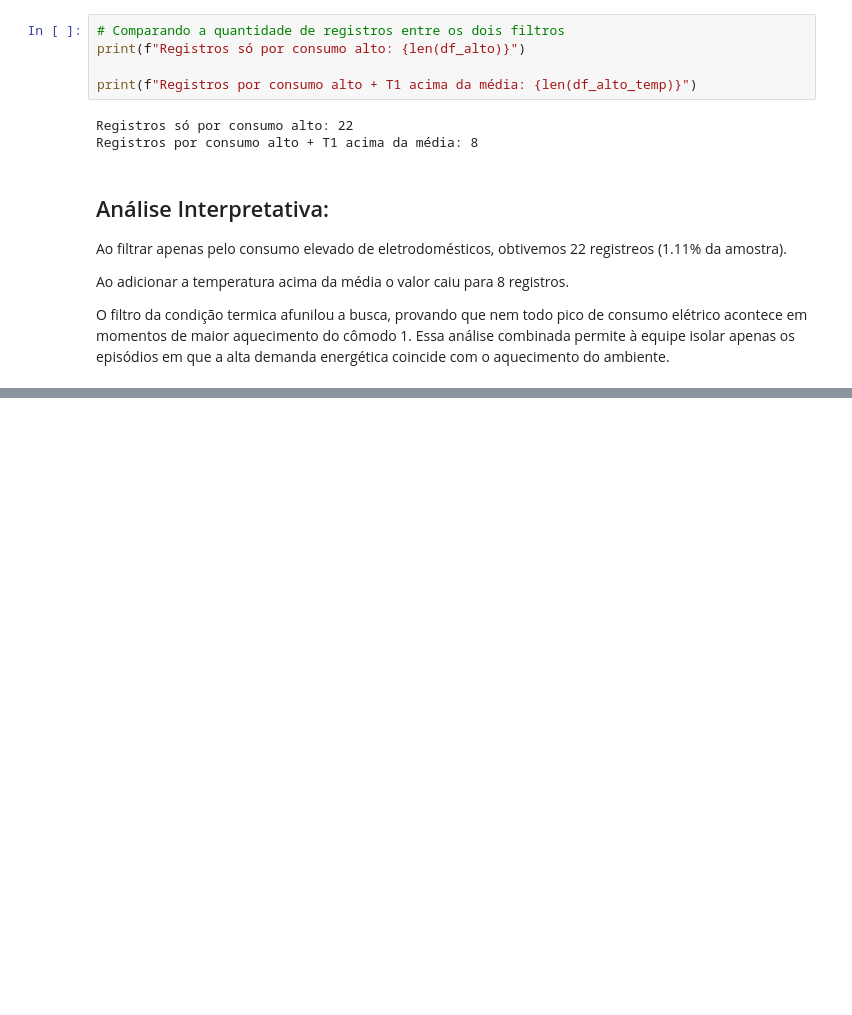
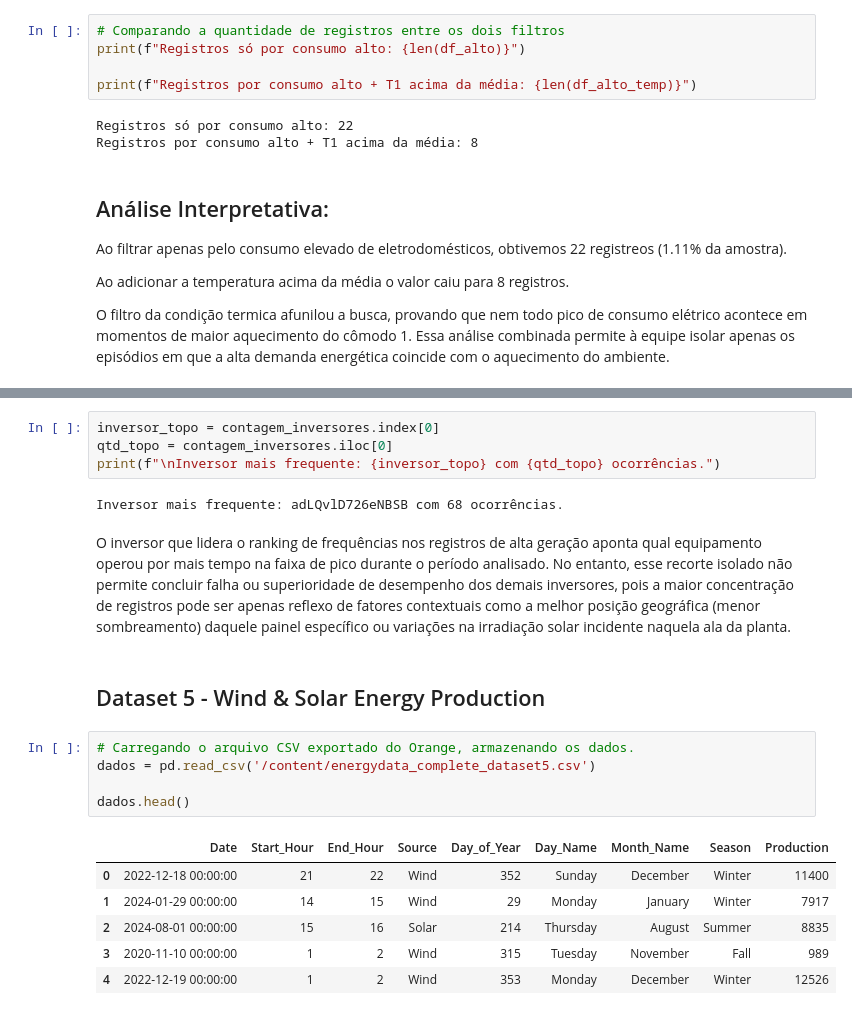
Before and after one commit to pedroyoshikadogarcia/Checkpoint-01-Analise-de-Dados-de-Energia-SERS-02-2026, a Jupyter notebook: CP1_SERS_2_Semestre.ipynb, the cells around one changed output, grey strips where cells are left out. Saved outputs shown, nothing was run; the diff lists cells and outputs as text; blank space fills up the shorter version.

```diff
--- a/CP1_SERS_2_Semestre.ipynb
+++ b/CP1_SERS_2_Semestre.ipynb
@@ -181,0 +476,22 @@ O filtro da condição termica afunilou a busca, provando que nem todo pico de c
+# %%
+inversor_topo = contagem_inversores.index[0]
+qtd_topo = contagem_inversores.iloc[0]
+print(f"\nInversor mais frequente: {inversor_topo} com {qtd_topo} ocorrências.")
+# %% [output]
+Inversor mais frequente: adLQvlD726eNBSB com 68 ocorrências.
+# %% [markdown]
+O inversor que lidera o ranking de frequências nos registros de alta geração aponta qual equipamento operou por mais tempo na faixa de pico durante o período analisado. No entanto, esse recorte isolado não permite concluir falha ou superioridade de desempenho dos demais inversores, pois a maior concentração de registros pode ser apenas reflexo de fatores contextuais como a melhor posição geográfica (menor sombreamento) daquele painel específico ou variações na irradiação solar incidente naquela ala da planta.
+# %% [markdown]
+## Dataset 5 - Wind & Solar Energy Production
+# %%
+# Carregando o arquivo CSV exportado do Orange, armazenando os dados.
+dados = pd.read_csv('/content/energydata_complete_dataset5.csv')
+
+dados.head()
+# %% [output]
+|  | Date | Start_Hour | End_Hour | Source | Day_of_Year | Day_Name | Month_Name | Season | Production |
+| 0 | 2022-12-18 00:00:00 | 21 | 22 | Wind | 352 | Sunday | December | Winter | 11400 |
+| 1 | 2024-01-29 00:00:00 | 14 | 15 | Wind | 29 | Monday | January | Winter | 7917 |
+| 2 | 2024-08-01 00:00:00 | 15 | 16 | Solar | 214 | Thursday | August | Summer | 8835 |
+| 3 | 2020-11-10 00:00:00 | 1 | 2 | Wind | 315 | Tuesday | November | Fall | 989 |
+| 4 | 2022-12-19 00:00:00 | 1 | 2 | Wind | 353 | Monday | December | Winter | 12526 |
```
Also changed, not shown: parts of 53 cells of this notebook.
